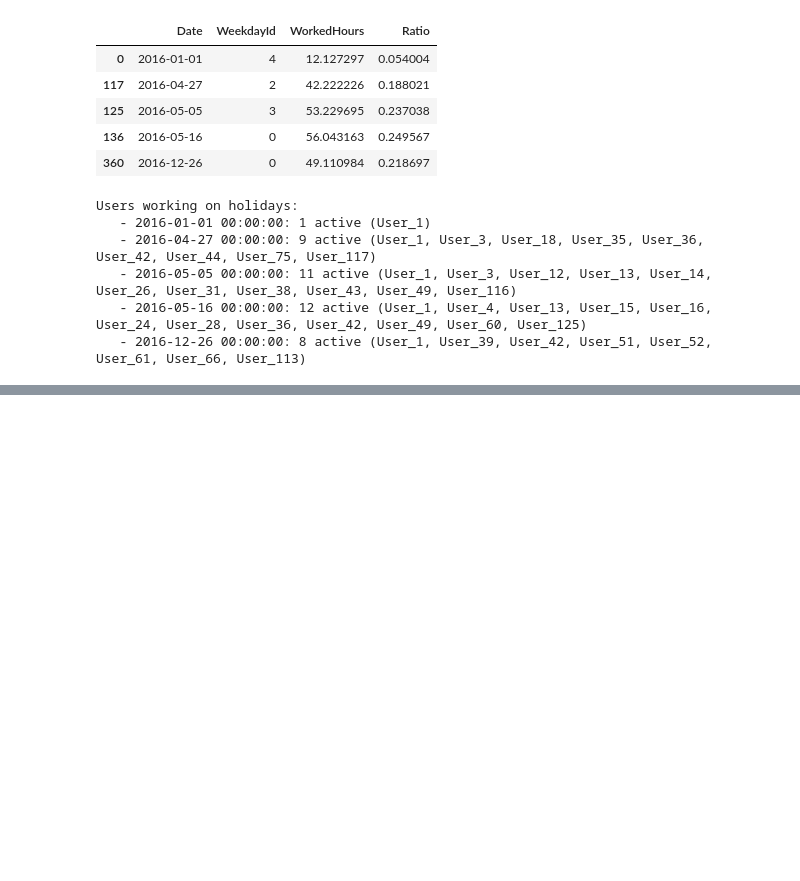
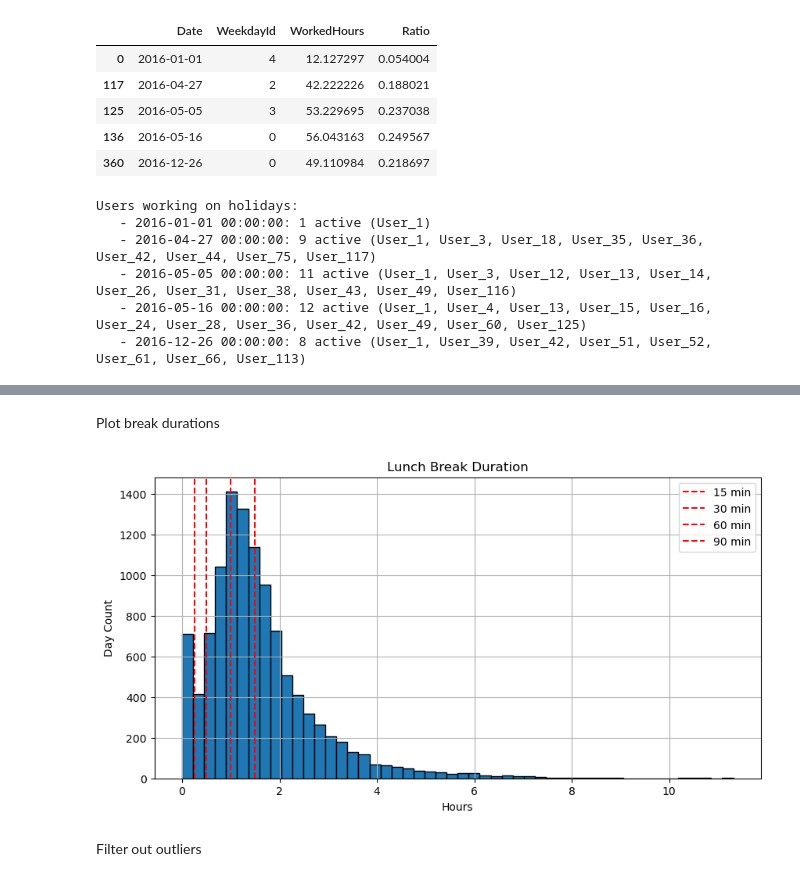
Before and after one commit to mbrieg/bppso-groupwork, a Jupyter notebook: resources/availabilities/resource_availabilities.ipynb, the cells around one changed output, grey strips where cells are left out. Cells and saved outputs as stored; diff of their text form; code cells hidden in the pictures; blank space fills up the shorter version.

```diff
--- a/resources/availabilities/resource_availabilities.ipynb
+++ b/resources/availabilities/resource_availabilities.ipynb
@@ -368,2 +406,22 @@ Users working on holidays:
 # %%
-# TODO implement breaks
+df_adv = df_adv.sort_values(['Resource', 'Timestamp']).copy()
+
+df_adv['NextTimestamp'] = df_adv.groupby('Resource')['Timestamp'].shift(-1)
+df_adv['Gap'] = df_adv['NextTimestamp'] - df_adv['Timestamp']
+
+valid_breaks = ((df_adv['State'] == 'complete') &
+        (df_adv['Timestamp'].dt.date == df_adv['NextTimestamp'].dt.date))   # gaps between State 'start' and 'complete' defined as 'working' not break'
+
+potential_breaks = df_adv[valid_breaks].copy()
+
+idx_longest = potential_breaks.groupby(['Resource', potential_breaks['Timestamp'].dt.date])['Gap'].idxmax()     # Longest break
+breaks = potential_breaks.loc[idx_longest]
+breaks = pd.DataFrame({
+    'Resource': breaks['Resource'],
+    'Date': breaks['Timestamp'].dt.date,
+    'BreakStart': breaks['Timestamp'],
+    'BreakEnd': breaks['NextTimestamp'],
+    'Duration': breaks['Gap']
+    })
+breaks['DurationHours'] = breaks['Duration'].dt.total_seconds() / 3600
+breaks
@@ -371,0 +442,19 @@ Users working on holidays:
+# %% [markdown]
+Plot break durations
+# %%
+plt.figure(figsize=(10, 5))
+breaks['DurationHours'].hist(bins=50, edgecolor='black')
+plt.title('Lunch Break Duration')
+plt.xlabel('Hours')
+plt.ylabel('Day Count')
+plt.axvline(x=0.25, color='r', linestyle='--', label='15 min')
+plt.axvline(x=0.5, color='r', linestyle='--', label='30 min')
+plt.axvline(x=1.0, color='r', linestyle='--', label='60 min')
+plt.axvline(x=1.5, color='r', linestyle='--', label='90 min')
+plt.legend()
+plt.savefig(f"files/lunch_break_duration.pdf", format="pdf", bbox_inches="tight")
+plt.show()
+# %% [output]
+[figure, added]
+# %% [markdown]
+Filter out outliers
```
Also changed, not shown: parts of 32 cells of this notebook, 13 other files.
